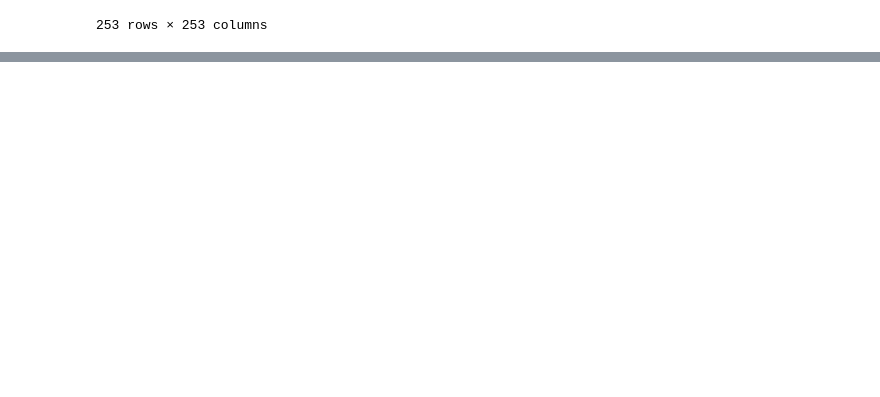
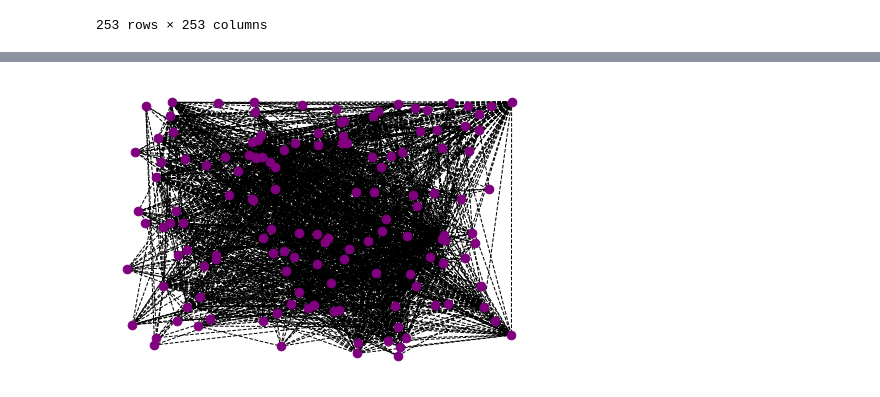
Before and after one commit to kaykrish/comab, a Jupyter notebook: par_cor_oad_t.ipynb, the cells around one changed output, grey strips where cells are left out. Cells and saved outputs as stored; diff of their text form; code cells hidden in the pictures; blank space fills up the shorter version.

Commit message:
Playing with networkx

```diff
--- a/par_cor_oad_t.ipynb
+++ b/par_cor_oad_t.ipynb
@@ -137,0 +181,6 @@ parcor_t
+# %%
+# concatenate all the columns by stacking
+concat = parcor_t.stack(dropna = False)
+df_concat = concat.reset_index()
+df_concat.columns = ['A', 'B', 'Weights']
+df_concat
@@ -137,0 +206,4 @@ parcor_t
+# %%
+# sort the columns in ascending order, by the weights column
+df_sort = df_concat.sort_values(by = 'Weights')
+df_sort
@@ -137,0 +229,9 @@ parcor_t
+# %%
+# store top and bottom 2.5% of values in two lists
+# also ascending order
+df_len = len(df_sort)
+percent = int(df_len * (0.025))
+top_percent = df_sort[0:percent]
+bottom_percent = df_sort[-percent:]
+total_5 = top_percent.append(bottom_percent).dropna()
+total_5
@@ -137,0 +276,3 @@ parcor_t
+# %%
+# Build network
+net = nx.from_pandas_edgelist(total_5, source='A', target='B', edge_attr=['Weights'])
@@ -137,0 +293,4 @@ parcor_t
+# %%
+rand = nx.draw_random(net, style='dashed', node_color='purple', node_shape='.')
+# %% [output]
+[figure, added]
```
Also changed, not shown: parts of 16 cells of this notebook.
